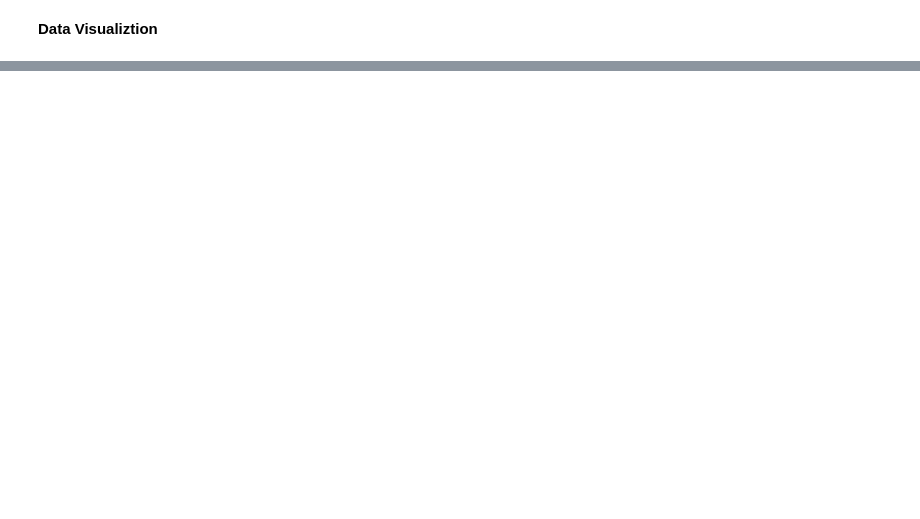
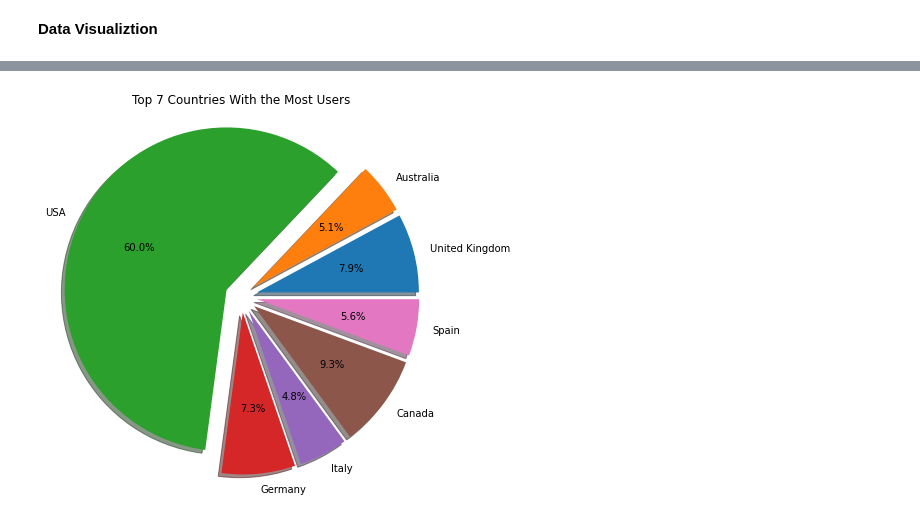
Before and after one commit to Shantanuh10/Book-Recommendation-System, a Jupyter notebook: Book_Recommendation_System_Capstone_Project_4.ipynb, the cells around one changed output, grey strips where cells are left out. Saved outputs shown, nothing was run; the diff lists cells and outputs as text; code cells hidden in the pictures; blank space fills up the shorter version.

```diff
--- a/Book_Recommendation_System_Capstone_Project_4.ipynb
+++ b/Book_Recommendation_System_Capstone_Project_4.ipynb
@@ -170,0 +451,25 @@ ratings_with_name = ratings.merge(books,on='ISBN')
+# %%
+# Pie chart showing countries with most number of users
+my_dict=(users['country'].value_counts()).to_dict()
+count= pd.DataFrame(list(my_dict.items()),columns = ['c','count'])
+a = count.sort_values(by=['count'], ascending = False)
+a.head(7)
+labels = 'United Kingdom','Australia','USA','Germany','Italy','Canada','Spain'
+sizes = [count['count'].iloc[2],count['count'].iloc[5],count['count'].iloc[0],count['count'].iloc[3],count['count'].iloc[6],
+         count['count'].iloc[1],count['count'].iloc[4]]
+explode = (0.1, 0.1, 0.1, 0.1,0.1, 0.1,0.1 )
+
+fig1 , ax1 = plt.subplots(figsize=(7,7))
+
+ax1.pie(sizes,
+        explode = explode,
+        labels = labels,
+        autopct = '%1.1f%%',
+        shadow = True,
+        startangle = 0)
+plt.title("Top 7 Countries With the Most Users")
+ax1.axis ('equal')
+
+plt.show()
+# %% [output]
+[figure, added]
```
Also changed, not shown: parts of 26 cells of this notebook.
